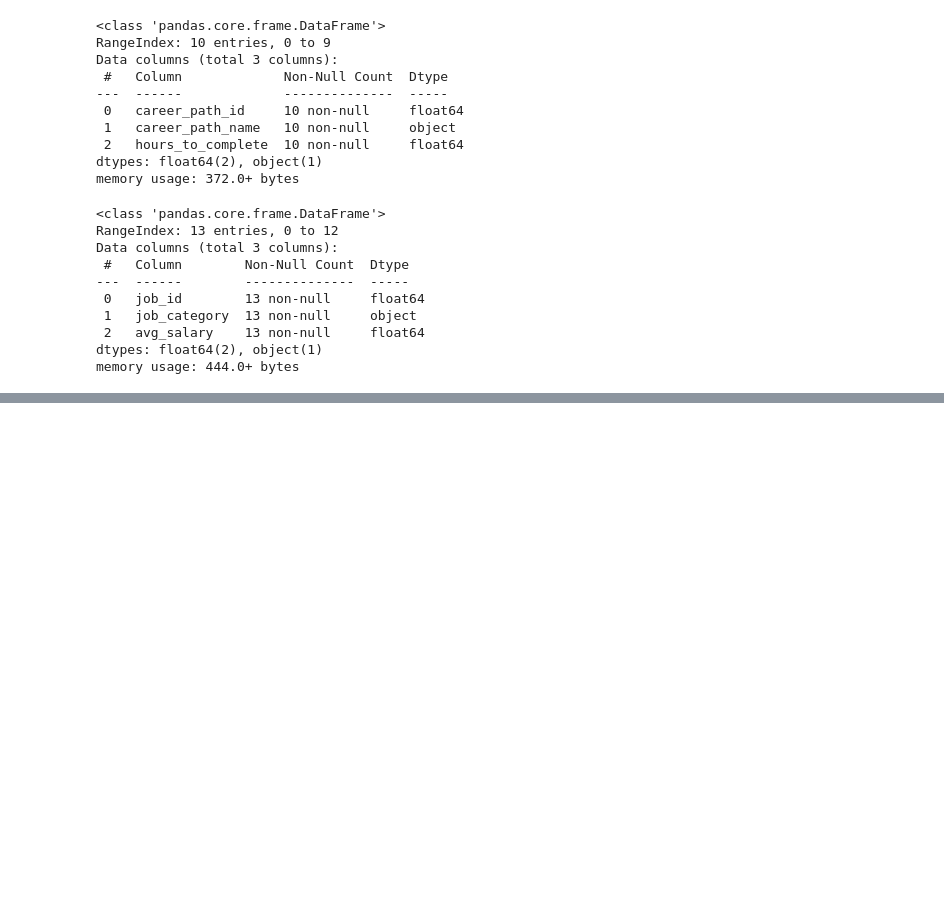
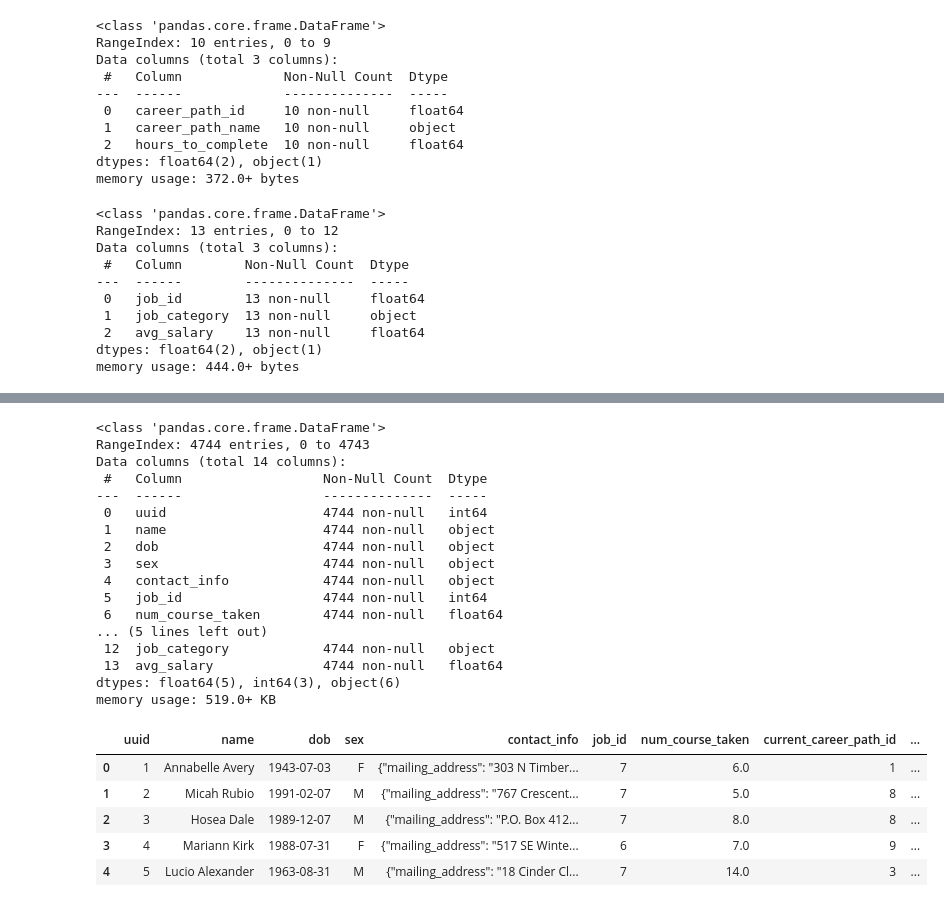
Before and after one commit to manikraj28/Subscriber-Cancellations-Data-Pipeline-Portfolio-Project1, a Jupyter notebook: Subscriber-Cancellations-Data-Pipeline-Portfolio-Project.ipynb, the cells around one changed output, grey strips where cells are left out. Cells and saved outputs as stored; diff of their text form; code cells hidden in the pictures; blank space fills up the shorter version.

```diff
--- a/Subscriber-Cancellations-Data-Pipeline-Portfolio-Project.ipynb
+++ b/Subscriber-Cancellations-Data-Pipeline-Portfolio-Project.ipynb
@@ -161,0 +187,28 @@ memory usage: 444.0+ bytes
+# %%
+final_db_df = pd.read_sql(clean, con_ag)
+final_db_df.info()
+final_db_df.head()
+# %% [output]
+<class 'pandas.core.frame.DataFrame'>
+RangeIndex: 4744 entries, 0 to 4743
+Data columns (total 14 columns):
+ #   Column                  Non-Null Count  Dtype
+---  ------                  --------------  -----
+ 0   uuid                    4744 non-null   int64
+ 1   name                    4744 non-null   object
+ 2   dob                     4744 non-null   object
+ 3   sex                     4744 non-null   object
+ 4   contact_info            4744 non-null   object
+ 5   job_id                  4744 non-null   int64
+ 6   num_course_taken        4744 non-null   float64
+... (5 lines left out)
+ 12  job_category            4744 non-null   object
+ 13  avg_salary              4744 non-null   float64
+dtypes: float64(5), int64(3), object(6)
+memory usage: 519.0+ KB
+|  | uuid | name | dob | sex | contact_info | job_id | num_course_taken | current_career_path_id | ... |
+| 0 | 1 | Annabelle Avery | 1943-07-03 | F | {"mailing_address": "303 N Timber... | 7 | 6.0 | 1 | ... |
+| 1 | 2 | Micah Rubio | 1991-02-07 | M | {"mailing_address": "767 Crescent... | 7 | 5.0 | 8 | ... |
+| 2 | 3 | Hosea Dale | 1989-12-07 | M | {"mailing_address": "P.O. Box 412... | 7 | 8.0 | 8 | ... |
+| 3 | 4 | Mariann Kirk | 1988-07-31 | F | {"mailing_address": "517 SE Winte... | 6 | 7.0 | 9 | ... |
+| 4 | 5 | Lucio Alexander | 1963-08-31 | M | {"mailing_address": "18 Cinder Cl... | 7 | 14.0 | 3 | ... |
```
Also changed, not shown: parts of 10 cells of this notebook, 2 other files.
